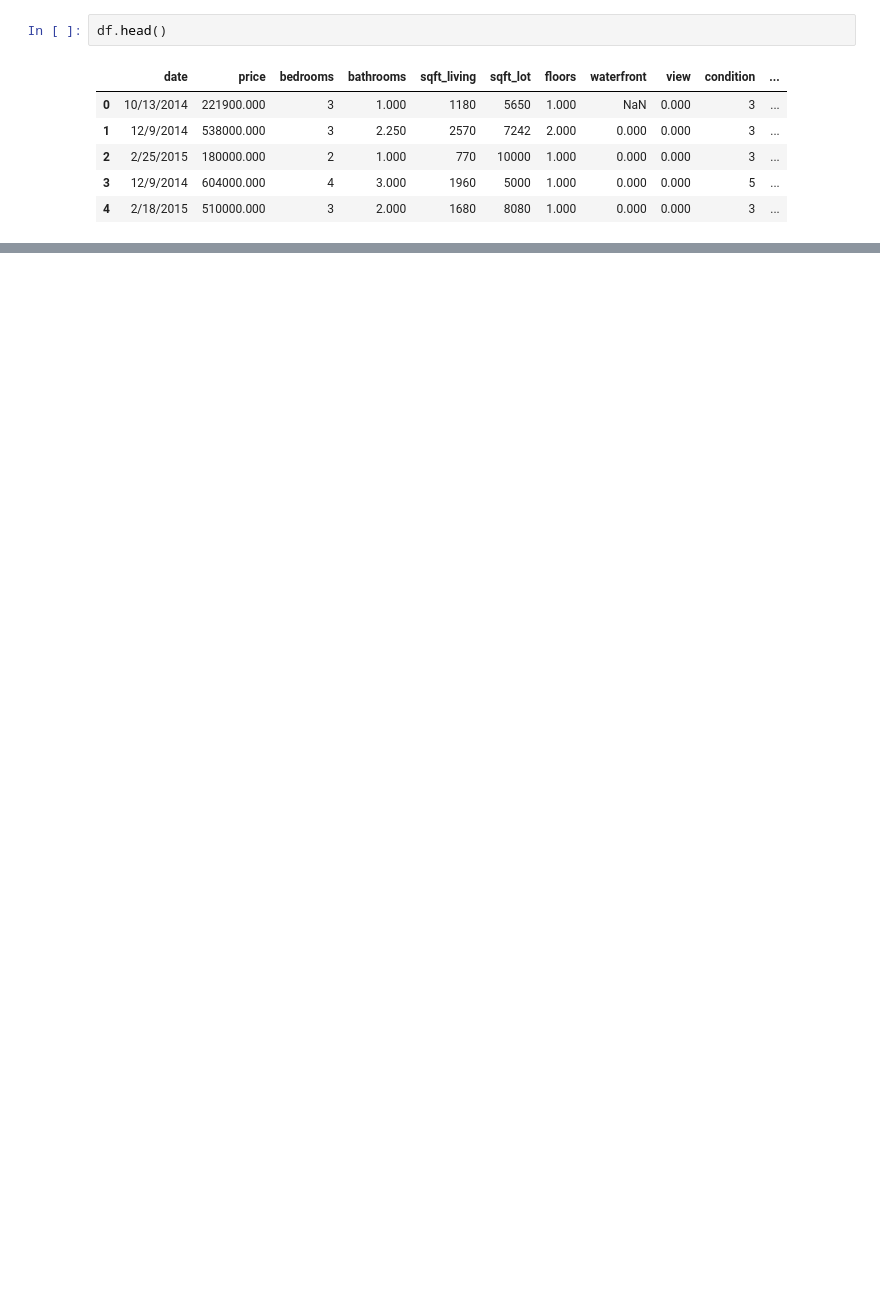
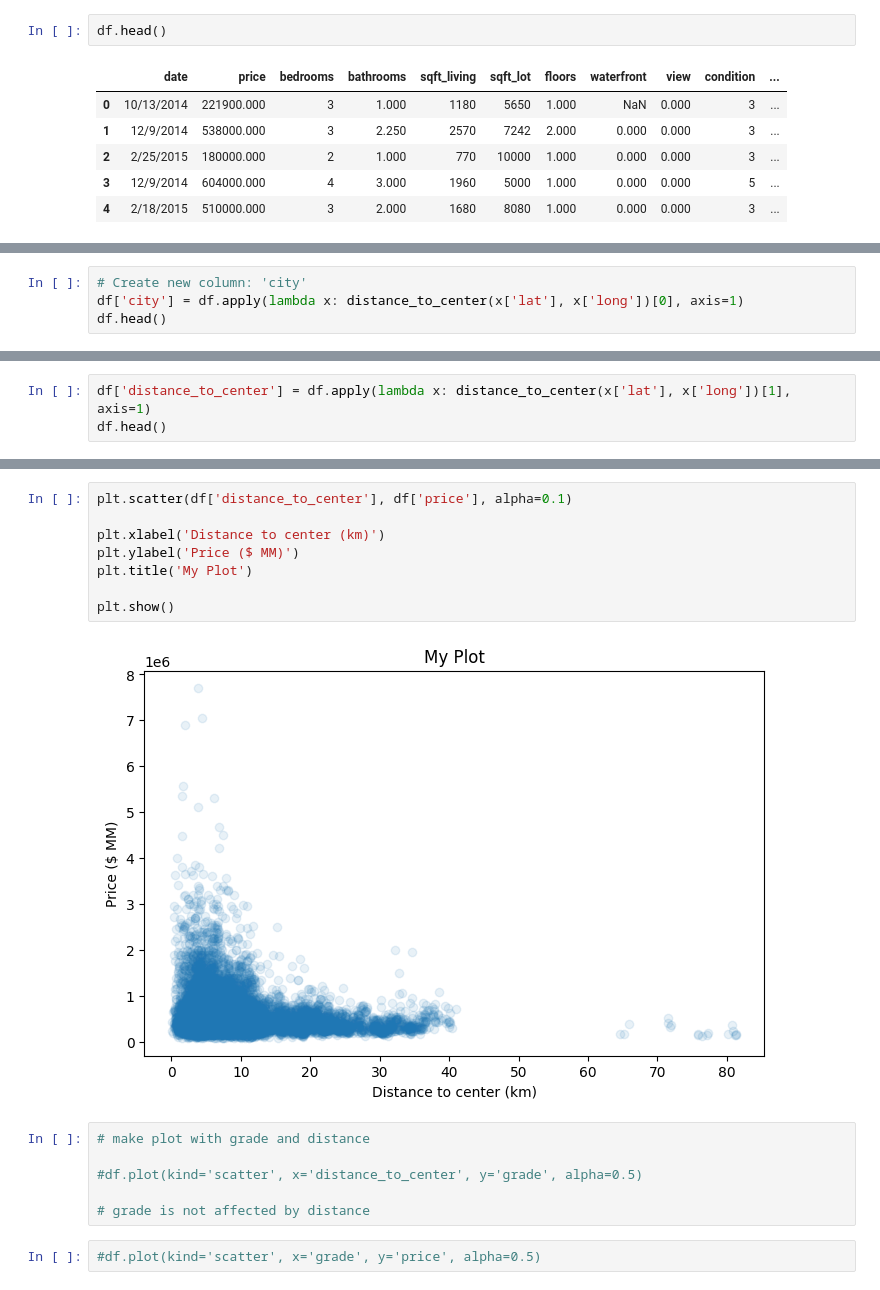
Before and after one commit to ShahiW/eda_project_housing, a Jupyter notebook: EDA.ipynb, the cells around one changed output, grey strips where cells are left out. Cells and saved outputs as stored; diff of their text form; blank space fills up the shorter version.

```diff
--- a/EDA.ipynb
+++ b/EDA.ipynb
@@ -202,0 +144,4 @@ Name: price, dtype: float64
+# %%
+# Create new column: 'city'
+df['city'] = df.apply(lambda x: distance_to_center(x['lat'], x['long'])[0], axis=1)
+df.head()
@@ -202,0 +155,3 @@ Name: price, dtype: float64
+# %%
+df['distance_to_center'] = df.apply(lambda x: distance_to_center(x['lat'], x['long'])[1], axis=1)
+df.head()
@@ -202,0 +165,18 @@ Name: price, dtype: float64
+# %%
+plt.scatter(df['distance_to_center'], df['price'], alpha=0.1)
+
+plt.xlabel('Distance to center (km)')
+plt.ylabel('Price ($ MM)')
+plt.title('My Plot')
+
+plt.show()
+# %% [output]
+[figure, added]
+# %%
+# make plot with grade and distance
+
+#df.plot(kind='scatter', x='distance_to_center', y='grade', alpha=0.5)
+
+# grade is not affected by distance
+# %%
+#df.plot(kind='scatter', x='grade', y='price', alpha=0.5)
```
Also changed, not shown: parts of 19 cells of this notebook, 1 other file.
